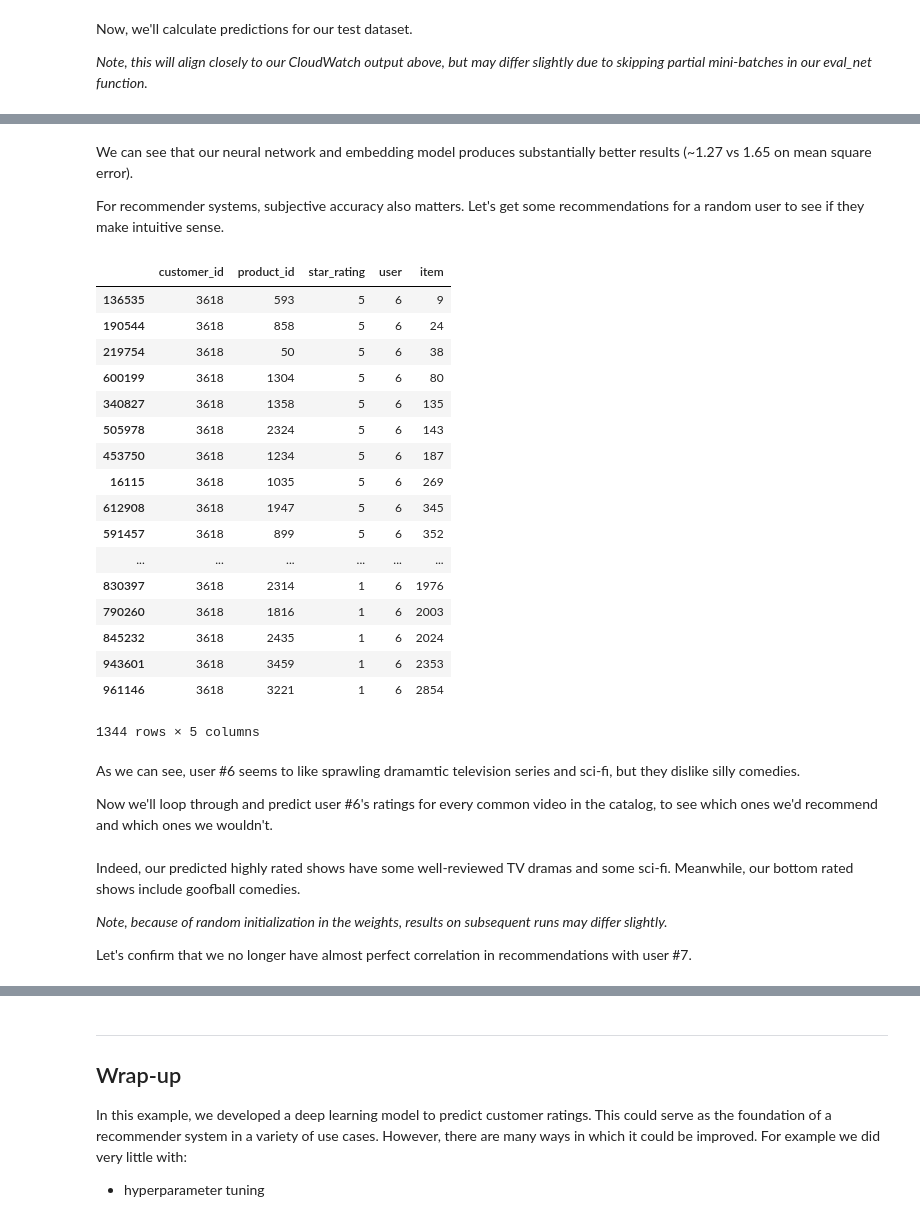
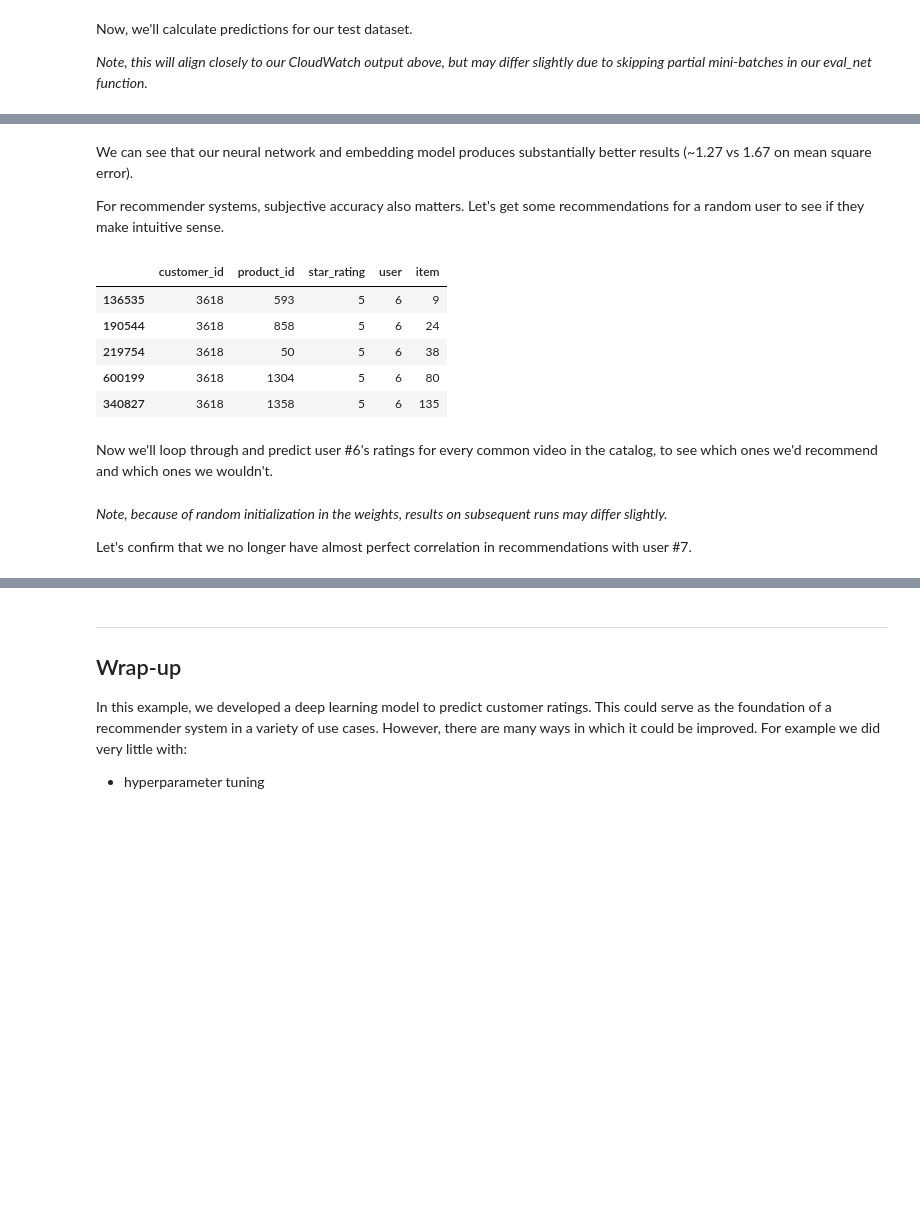
Before and after one commit to williamcao-01/Sagemaker-explore, a Jupyter notebook: final_test_gluon_recommender_system.ipynb, the cells around one changed output, grey strips where cells are left out. Saved outputs shown, nothing was run; the diff lists cells and outputs as text; code cells hidden in the pictures; blank space fills up the shorter version.

```diff
--- a/final_test_gluon_recommender_system.ipynb
+++ b/final_test_gluon_recommender_system.ipynb
@@ -129,3 +83,0 @@ Now, we'll recreate our customer and product lists since there are customers wit
-# %%
-customers = reduced_df['customer_id'].value_counts()
-products = reduced_df['product_id'].value_counts()
@@ -136,8 +88,8 @@ customer_index = pd.DataFrame({'customer_id': customers.index, 'user': np.arange
 product_index = pd.DataFrame({'product_id': products.index,
                               'item': np.arange(products.shape[0])})
 
-reduced_df = reduced_df.merge(customer_index).merge(product_index)
-reduced_df.head()
+df = df.merge(customer_index).merge(product_index)
+df.head()
 # %% [output]
 |  | customer_id | product_id | star_rating | user | item |
 | 0 | 1 | 1193 | 5 | 4131 | 43 |
@@ -554,31 +465,17 @@ MSE: 1.3479642876799973
 # %% [markdown]
-We can see that our neural network and embedding model produces substantially better results (~1.27 vs 1.65 on mean square error).
+We can see that our neural network and embedding model produces substantially better results (~1.27 vs 1.67 on mean square error).
 
 For recommender systems, subjective accuracy also matters.  Let's get some recommendations for a random user to see if they make intuitive sense.
 # %%
-reduced_df[reduced_df['user'] == 6].sort_values(['star_rating', 'item'], ascending=[False, True])
+df[df['user'] == 6].sort_values(['star_rating', 'item'], ascending=[False, True]).head(5)
 # %% [output]
 |  | customer_id | product_id | star_rating | user | item |
 | 136535 | 3618 | 593 | 5 | 6 | 9 |
 | 190544 | 3618 | 858 | 5 | 6 | 24 |
 | 219754 | 3618 | 50 | 5 | 6 | 38 |
 | 600199 | 3618 | 1304 | 5 | 6 | 80 |
 | 340827 | 3618 | 1358 | 5 | 6 | 135 |
-| 505978 | 3618 | 2324 | 5 | 6 | 143 |
-| 453750 | 3618 | 1234 | 5 | 6 | 187 |
-| 16115 | 3618 | 1035 | 5 | 6 | 269 |
-| 612908 | 3618 | 1947 | 5 | 6 | 345 |
-| 591457 | 3618 | 899 | 5 | 6 | 352 |
-| ... | ... | ... | ... | ... | ... |
-| 830397 | 3618 | 2314 | 1 | 6 | 1976 |
-| 790260 | 3618 | 1816 | 1 | 6 | 2003 |
-| 845232 | 3618 | 2435 | 1 | 6 | 2024 |
-| 943601 | 3618 | 3459 | 1 | 6 | 2353 |
-| 961146 | 3618 | 3221 | 1 | 6 | 2854 |
-1344 rows × 5 columns
 # %% [markdown]
-As we can see, user #6 seems to like sprawling dramamtic television series and sci-fi, but they dislike silly comedies.
-
 Now we'll loop through and predict user #6's ratings for every common video in the catalog, to see which ones we'd recommend and which ones we wouldn't.
 # %%
 predictions = []
@@ -589,8 +486,6 @@ for array in np.array_split(product_index['product_id'].values, 40):
 predictions = pd.DataFrame({'product_id': product_index['product_id'],
                             'prediction': predictions})
 # %% [markdown]
-Indeed, our predicted highly rated shows have some well-reviewed TV dramas and some sci-fi.  Meanwhile, our bottom rated shows include goofball comedies.
-
 *Note, because of random initialization in the weights, results on subsequent runs may differ slightly.*
 
 Let's confirm that we no longer have almost perfect correlation in recommendations with user #7.
```
Also changed, not shown: parts of 37 cells of this notebook.
